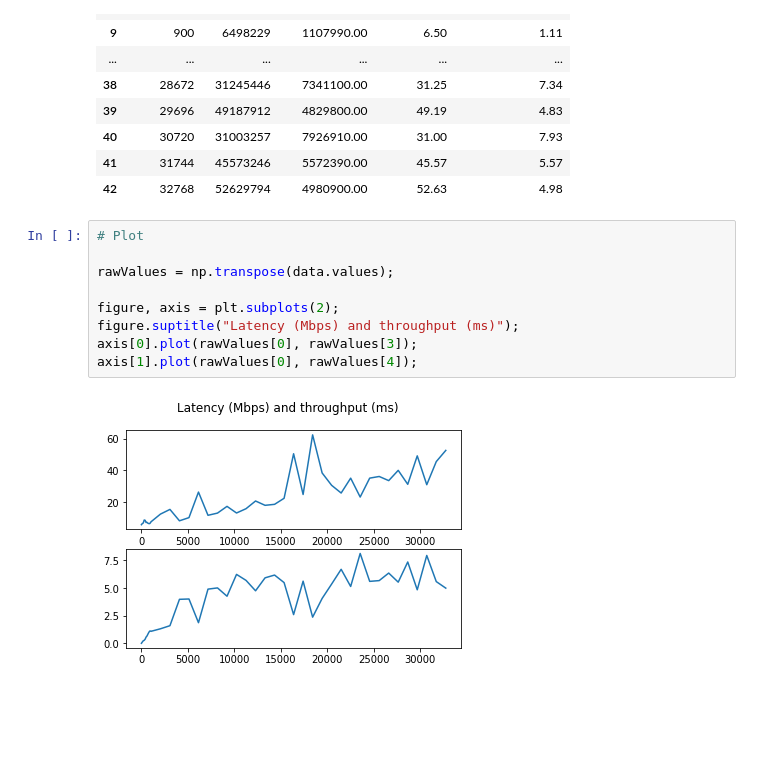
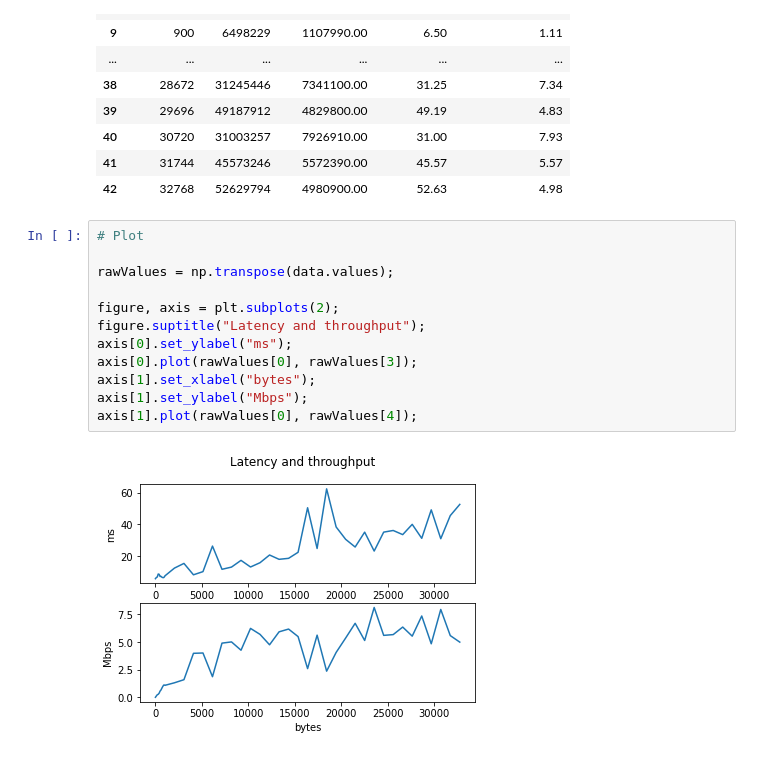
Before and after one commit to Bloq96/tcp_ip_sockets, a Jupyter notebook: TP2/Data.ipynb, the cells around one changed output. Drawn from its saved outputs; the diff is of its cells as text; blank space fills up the shorter version.

```diff
--- a/TP2/Data.ipynb
+++ b/TP2/Data.ipynb
@@ -37,11 +37,14 @@ display(data);
 # %%
 # Plot
 
 rawValues = np.transpose(data.values);
 
 figure, axis = plt.subplots(2);
-figure.suptitle("Latency (Mbps) and throughput (ms)");
+figure.suptitle("Latency and throughput");
+axis[0].set_ylabel("ms");
 axis[0].plot(rawValues[0], rawValues[3]);
+axis[1].set_xlabel("bytes");
+axis[1].set_ylabel("Mbps");
 axis[1].plot(rawValues[0], rawValues[4]);
 # %% [output]
-[figure, old version]
+[figure, new version]
```
Also changed, not shown: parts of 2 cells of this notebook, 4 other files.
